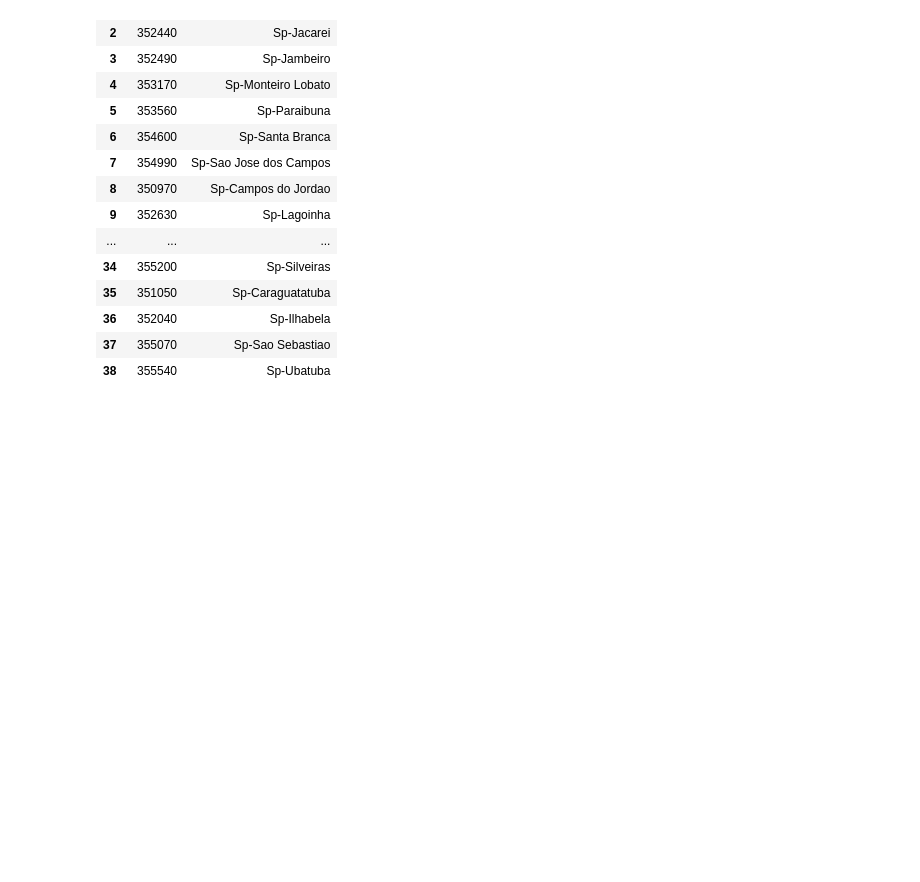
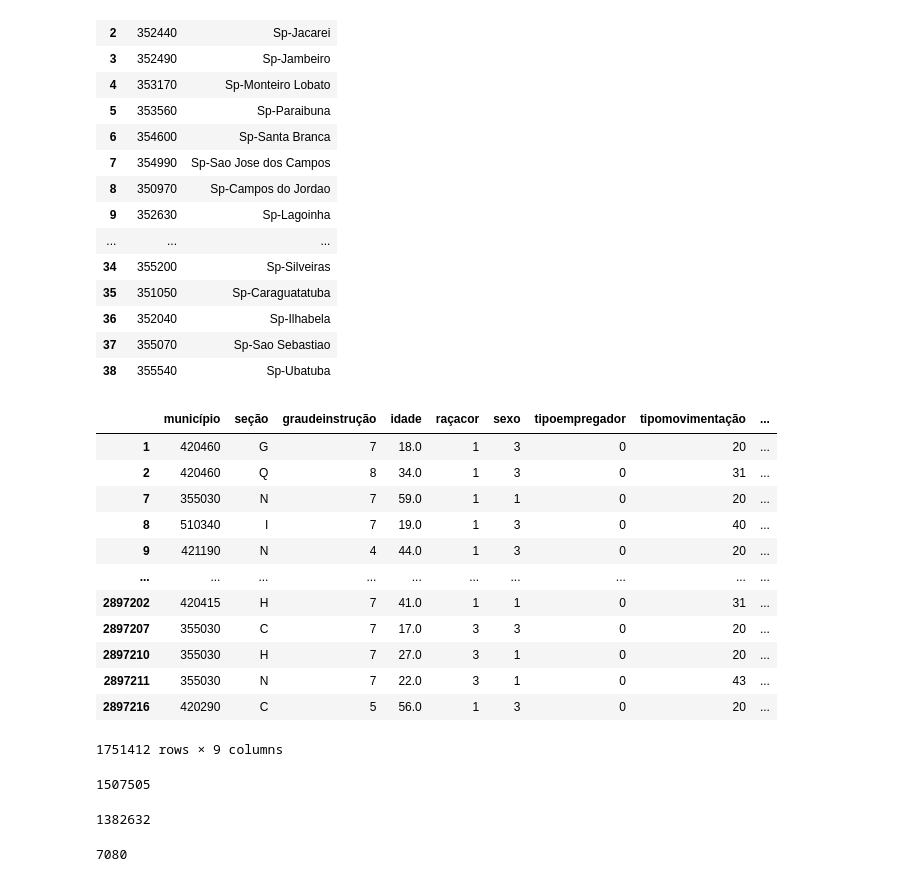
Before and after one commit to MarcospsDonizete/Analise_De_Empregabilidade, a Jupyter notebook: Caged.ipynb, the cells around one changed output. Saved outputs shown, nothing was run; the diff lists cells and outputs as text; code cells hidden in the pictures; blank space fills up the shorter version.

```diff
--- a/Caged.ipynb
+++ b/Caged.ipynb
@@ -1,7 +1,7 @@
 # %%
 import glob
 import pandas as pd
-#jan2020 = pd.read_csv("./caged/CAGEDMOV202001.txt",delimiter=';', encoding='utf-8')
+jan2020 = pd.read_csv("./caged/CAGEDMOV202001.txt",delimiter=';', encoding='utf-8')
 dic = pd.read_csv("./caged/legenda.txt",delimiter=';', encoding='utf-8')
 # %%
 jan2020.sample(10)
@@ -63,3 +64,19 @@ dic.query('codmun >=1')[['codmun','mun']].head(50)
 | 36 | 352040 | Sp-Ilhabela |
 | 37 | 355070 | Sp-Sao Sebastiao |
 | 38 | 355540 | Sp-Ubatuba |
+# %%
+jan2020_edi.query('município>=350850')
+# %% [output]
+|  | município | seção | graudeinstrução | idade | raçacor | sexo | tipoempregador | tipomovimentação | ... |
+| 1 | 420460 | G | 7 | 18.0 | 1 | 3 | 0 | 20 | ... |
+| 2 | 420460 | Q | 8 | 34.0 | 1 | 3 | 0 | 31 | ... |
+| 7 | 355030 | N | 7 | 59.0 | 1 | 1 | 0 | 20 | ... |
+| 8 | 510340 | I | 7 | 19.0 | 1 | 3 | 0 | 40 | ... |
+| 9 | 421190 | N | 4 | 44.0 | 1 | 3 | 0 | 20 | ... |
+| ... | ... | ... | ... | ... | ... | ... | ... | ... | ... |
+| 2897202 | 420415 | H | 7 | 41.0 | 1 | 1 | 0 | 31 | ... |
+| 2897207 | 355030 | C | 7 | 17.0 | 3 | 3 | 0 | 20 | ... |
+| 2897210 | 355030 | H | 7 | 27.0 | 3 | 1 | 0 | 20 | ... |
+| 2897211 | 355030 | N | 7 | 22.0 | 3 | 1 | 0 | 43 | ... |
+| 2897216 | 420290 | C | 5 | 56.0 | 1 | 3 | 0 | 20 | ... |
+1751412 rows × 9 columns
@@ -65,0 +87,12 @@ dic.query('codmun >=1')[['codmun','mun']].head(50)
+# %%
+admi
+# %% [output]
+1507505
+# %%
+desl
+# %% [output]
+1382632
+# %%
+NI
+# %% [output]
+7080
```
Also changed, not shown: parts of 5 cells of this notebook.
